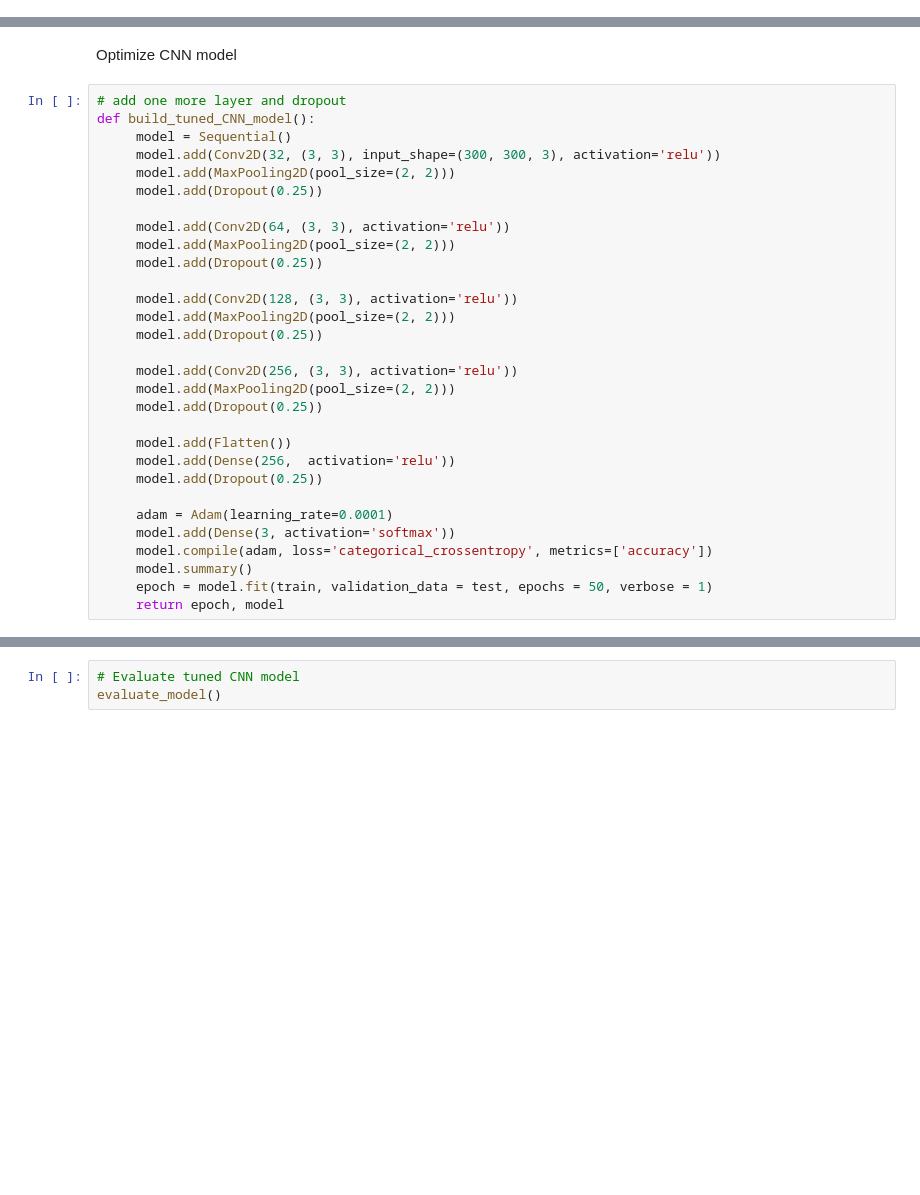
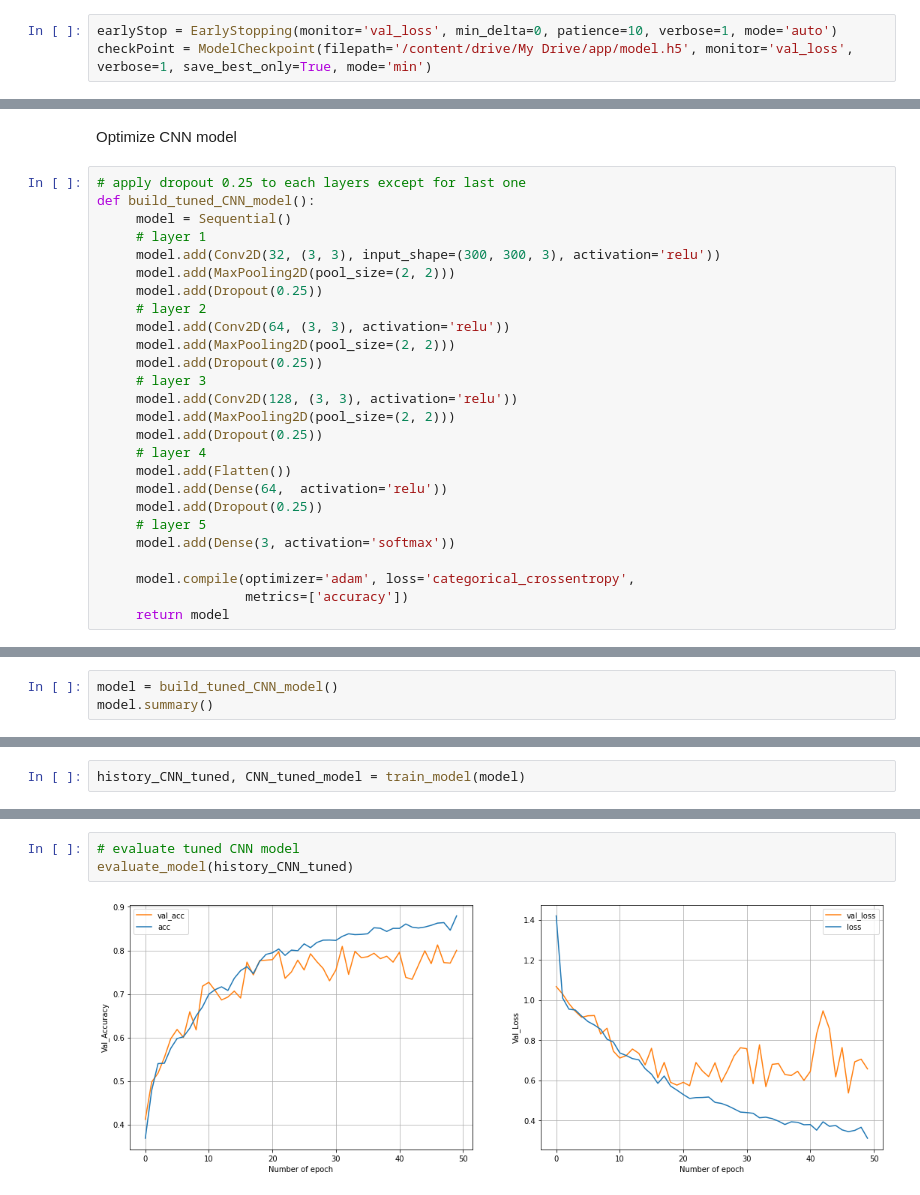
Before and after one commit to jerryzhuang0914/ImageClassification, a Jupyter notebook: train_tensorflow.ipynb, the cells around one changed output, grey strips where cells are left out. Saved outputs shown, nothing was run; the diff lists cells and outputs as text; blank space fills up the shorter version.

```diff
--- a/train_tensorflow.ipynb
+++ b/train_tensorflow.ipynb
@@ -53,0 +67,3 @@ Found 11 images belonging to 3 classes.
+# %%
+earlyStop = EarlyStopping(monitor='val_loss', min_delta=0, patience=10, verbose=1, mode='auto')
+checkPoint = ModelCheckpoint(filepath='/content/drive/My Drive/app/model.h5', monitor='val_loss', verbose=1, save_best_only=True, mode='min')
@@ -171,32 +266,28 @@ evaluate_model()
 # %% [markdown]
 Optimize CNN model
 # %%
-# add one more layer and dropout
+# apply dropout 0.25 to each layers except for last one
 def build_tuned_CNN_model():
      model = Sequential()
+     # layer 1
      model.add(Conv2D(32, (3, 3), input_shape=(300, 300, 3), activation='relu'))
      model.add(MaxPooling2D(pool_size=(2, 2)))
      model.add(Dropout(0.25))
-
+     # layer 2
      model.add(Conv2D(64, (3, 3), activation='relu'))
      model.add(MaxPooling2D(pool_size=(2, 2)))
      model.add(Dropout(0.25))
-
+     # layer 3
      model.add(Conv2D(128, (3, 3), activation='relu'))
      model.add(MaxPooling2D(pool_size=(2, 2)))
      model.add(Dropout(0.25))
+     # layer 4
+     model.add(Flatten())
+     model.add(Dense(64,  activation='relu'))
+     model.add(Dropout(0.25))
+     # layer 5
+     model.add(Dense(3, activation='softmax'))
 
-     model.add(Conv2D(256, (3, 3), activation='relu'))
-     model.add(MaxPooling2D(pool_size=(2, 2)))
-     model.add(Dropout(0.25))
-
-     model.add(Flatten())
-     model.add(Dense(256,  activation='relu'))
-     model.add(Dropout(0.25))
-
-     adam = Adam(learning_rate=0.0001)
-     model.add(Dense(3, activation='softmax'))
-     model.compile(adam, loss='categorical_crossentropy', metrics=['accuracy'])
-     model.summary()
-     epoch = model.fit(train, validation_data = test, epochs = 50, verbose = 1)
-     return epoch, model
+     model.compile(optimizer='adam', loss='categorical_crossentropy',
+                   metrics=['accuracy'])
+     return model
@@ -205,0 +294,3 @@ epoch, CNN_tuned_model = build_tuned_CNN_model()
+# %%
+model = build_tuned_CNN_model()
+model.summary()
@@ -205,0 +315,2 @@ epoch, CNN_tuned_model = build_tuned_CNN_model()
+# %%
+history_CNN_tuned, CNN_tuned_model = train_model(model)
@@ -206,3 +335,5 @@ epoch, CNN_tuned_model = build_tuned_CNN_model()
 # %%
-# Evaluate tuned CNN model
-evaluate_model()
+# evaluate tuned CNN model
+evaluate_model(history_CNN_tuned)
+# %% [output]
+[figure, added]
```
Also changed, not shown: parts of 101 cells of this notebook.
